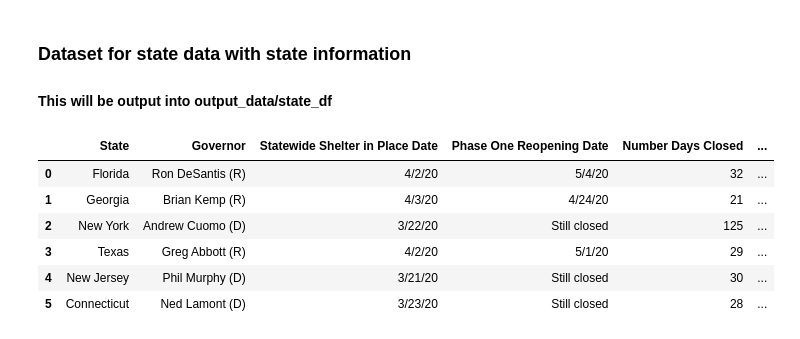
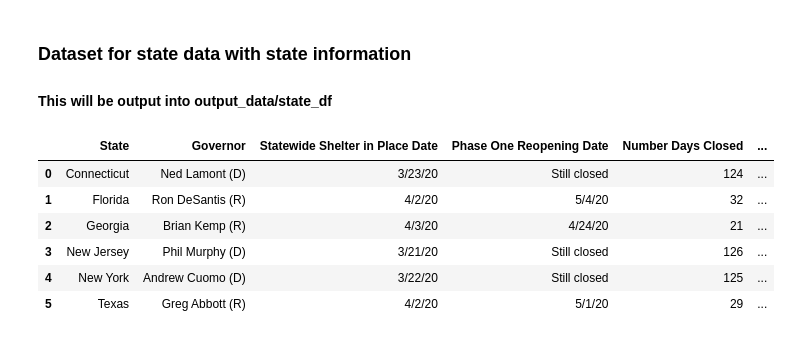
Before and after one commit to Emily-Keymon/Group-Project, a Jupyter notebook: Covid-19 Data Exploration and Cleanup.ipynb, the cells around one changed output. Cells and saved outputs as stored; diff of their text form; code cells hidden in the pictures.

Commit message:
Updated state dataframe

```diff
--- a/Covid-19 Data Exploration and Cleanup.ipynb
+++ b/Covid-19 Data Exploration and Cleanup.ipynb
@@ -865,32 +865,32 @@ state_pop_df.to_csv("output_data/state_pop_df.csv")
 # %%
 # Build dataset with state data
 
 # This is a Washington Post website.
 # Data on deaths and cases comes from Post reporting and Johns Hopkins University.
 # Post-reported data is gathered from state sites and from county and city sites for certain jurisdictions.
 # Reference https://www.washingtonpost.com/graphics/2020/national/states-reopening-coronavirus-map/
 
-data = {'State':['Florida', 'Georgia', 'New York', 'Texas', 'New Jersey', 'Connecticut'],
-        'Governor':['Ron DeSantis (R)','Brian Kemp (R)', 'Andrew Cuomo (D)','Greg Abbott (R)', 'Phil Murphy (D)', 'Ned Lamont (D)' ],
-       'Statewide Shelter in Place Date':['4/2/20','4/3/20', '3/22/20','4/2/20', '3/21/20', '3/23/20'],
-       'Phase One Reopening Date':['5/4/20', '4/24/20', 'Still closed','5/1/20', "Still closed", 'Still closed' ],
-        'Number Days Closed': [32, 21, 125, 29, 30,28 ],
-       'Total cases (3/1/20 to 7/21/20)': [379619, 145575, 408886, 332434, 180295, 49077 ],
-       'Population': [20598139, 10297484, 19618453, 27885195,8881845,3581504]}
+data = {'State':["Connecticut", "Florida", "Georgia", "New Jersey", "New York", "Texas"],
+        'Governor':["Ned Lamont (D)", "Ron DeSantis (R)", "Brian Kemp (R)", "Phil Murphy (D)", "Andrew Cuomo (D)", "Greg Abbott (R)"],
+       'Statewide Shelter in Place Date':["3/23/20", "4/2/20", "4/3/20", "3/21/20", "3/22/20", "4/2/20"],
+       'Phase One Reopening Date':["Still closed", "5/4/20", "4/24/20", "Still closed", "Still closed", "5/1/20" ],
+        'Number Days Closed': [124,32,21,126,125,29 ],
+       'Total cases (3/1/20 to 7/21/20)': [49077, 379619, 145575, 180295, 408886, 332434 ],
+       'Population': [3581504, 20598139, 10297484, 8881845, 19618453, 27885195]}
 
 # Create DataFrame
 state_df = pd.DataFrame(data)
 
 # Print the output
 state_df
 # %% [output]
 |  | State | Governor | Statewide Shelter in Place Date | Phase One Reopening Date | Number Days Closed | ... |
-| 0 | Florida | Ron DeSantis (R) | 4/2/20 | 5/4/20 | 32 | ... |
-| 1 | Georgia | Brian Kemp (R) | 4/3/20 | 4/24/20 | 21 | ... |
-| 2 | New York | Andrew Cuomo (D) | 3/22/20 | Still closed | 125 | ... |
-| 3 | Texas | Greg Abbott (R) | 4/2/20 | 5/1/20 | 29 | ... |
-| 4 | New Jersey | Phil Murphy (D) | 3/21/20 | Still closed | 30 | ... |
-| 5 | Connecticut | Ned Lamont (D) | 3/23/20 | Still closed | 28 | ... |
+| 0 | Connecticut | Ned Lamont (D) | 3/23/20 | Still closed | 124 | ... |
+| 1 | Florida | Ron DeSantis (R) | 4/2/20 | 5/4/20 | 32 | ... |
+| 2 | Georgia | Brian Kemp (R) | 4/3/20 | 4/24/20 | 21 | ... |
+| 3 | New Jersey | Phil Murphy (D) | 3/21/20 | Still closed | 126 | ... |
+| 4 | New York | Andrew Cuomo (D) | 3/22/20 | Still closed | 125 | ... |
+| 5 | Texas | Greg Abbott (R) | 4/2/20 | 5/1/20 | 29 | ... |
 # %%
 # Save to csv file
 state_df.to_csv("output_data/state_df.csv")
```
